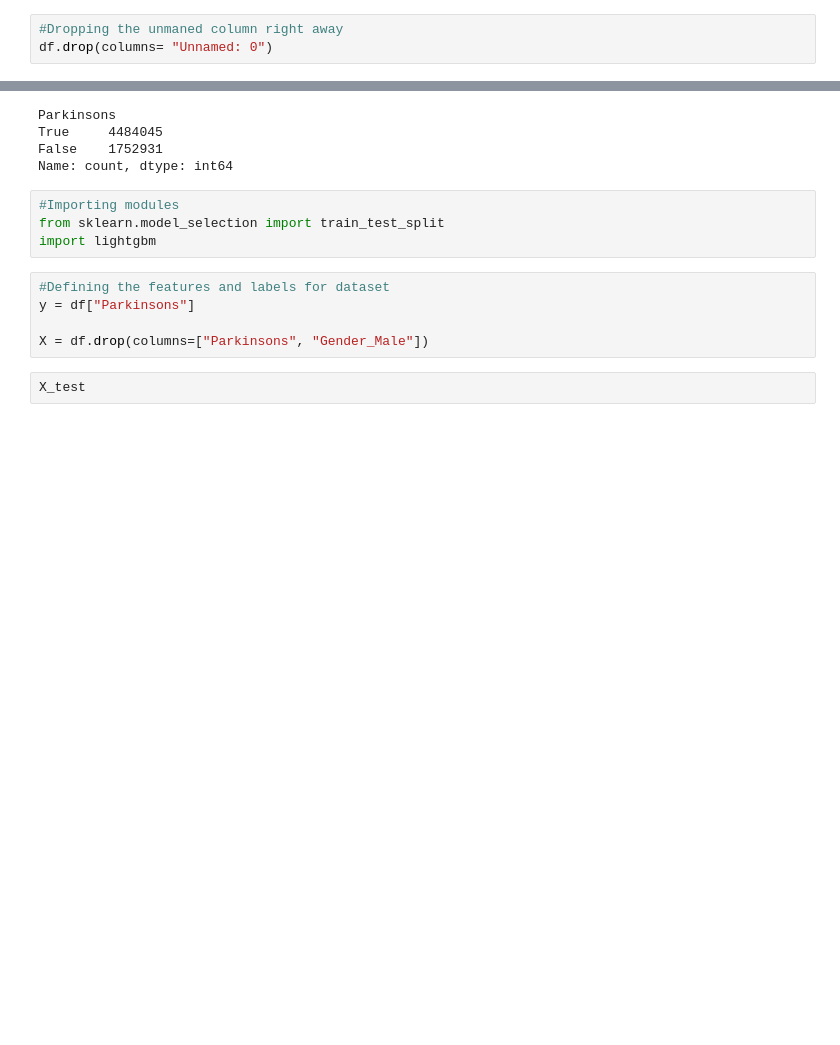
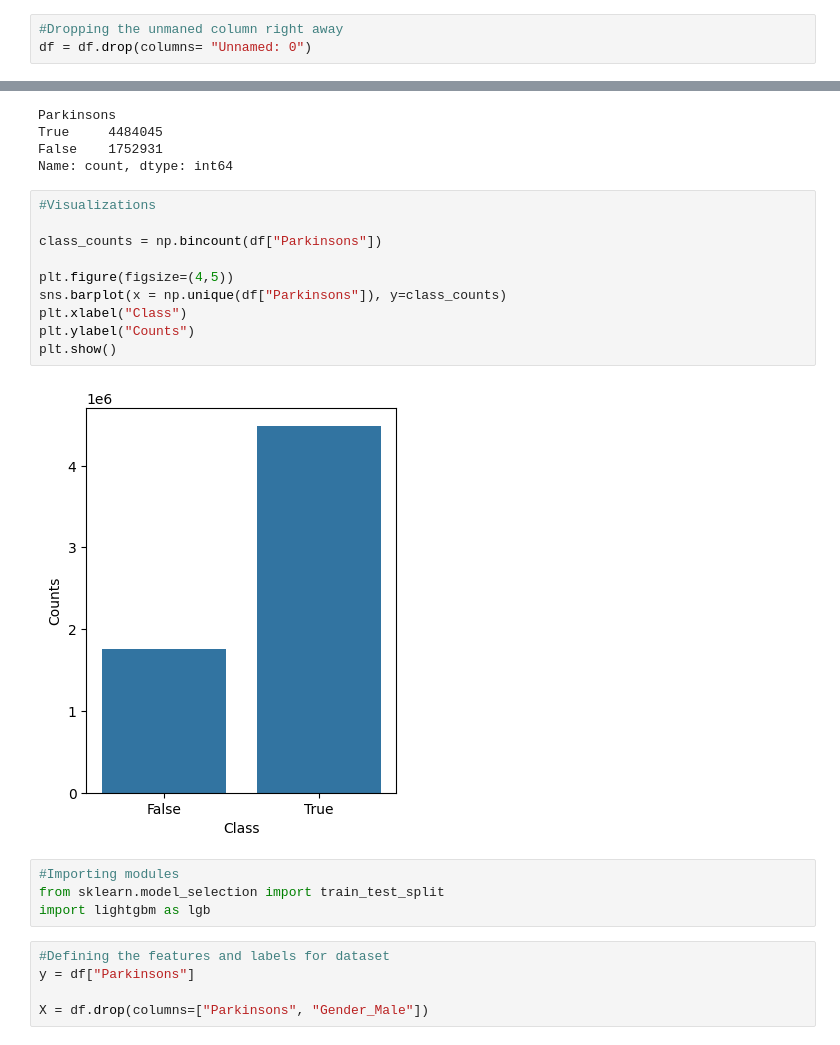
Before and after one commit to idranne/Columbia-DBMI-, a Jupyter notebook: Typing dataset/lightgbm.ipynb, the cells around one changed output, grey strips where cells are left out. Saved outputs shown, nothing was run; the diff lists cells and outputs as text; blank space fills up the shorter version.

```diff
--- a/Typing dataset/lightgbm.ipynb
+++ b/Typing dataset/lightgbm.ipynb
@@ -28,4 +28,4 @@ df
 6236976 rows × 8 columns
 # %%
 #Dropping the unmaned column right away
-df.drop(columns= "Unnamed: 0")
+df = df.drop(columns= "Unnamed: 0")
@@ -50,14 +47,24 @@ Parkinsons
 True     4484045
 False    1752931
 Name: count, dtype: int64
+# %%
+#Visualizations
+
+class_counts = np.bincount(df["Parkinsons"])
+
+plt.figure(figsize=(4,5))
+sns.barplot(x = np.unique(df["Parkinsons"]), y=class_counts)
+plt.xlabel("Class")
+plt.ylabel("Counts")
+plt.show()
+# %% [output]
+[figure, added]
 # %%
 #Importing modules
 from sklearn.model_selection import train_test_split
-import lightgbm
+import lightgbm as lgb
 # %%
 #Defining the features and labels for dataset
 y = df["Parkinsons"]
 
 X = df.drop(columns=["Parkinsons", "Gender_Male"])
-# %%
-X_test
```
Also changed, not shown: parts of 27 cells of this notebook, 6 other files.
